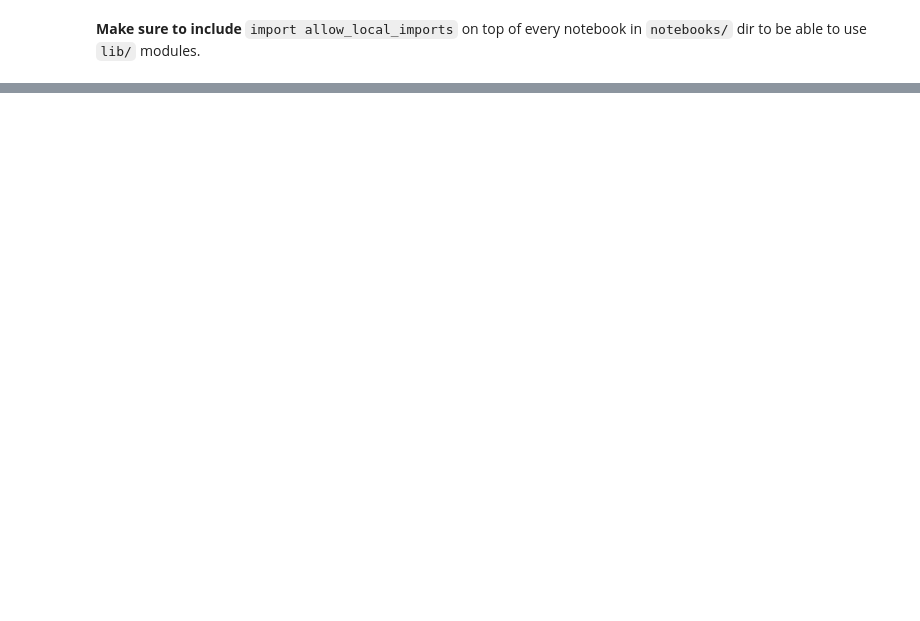
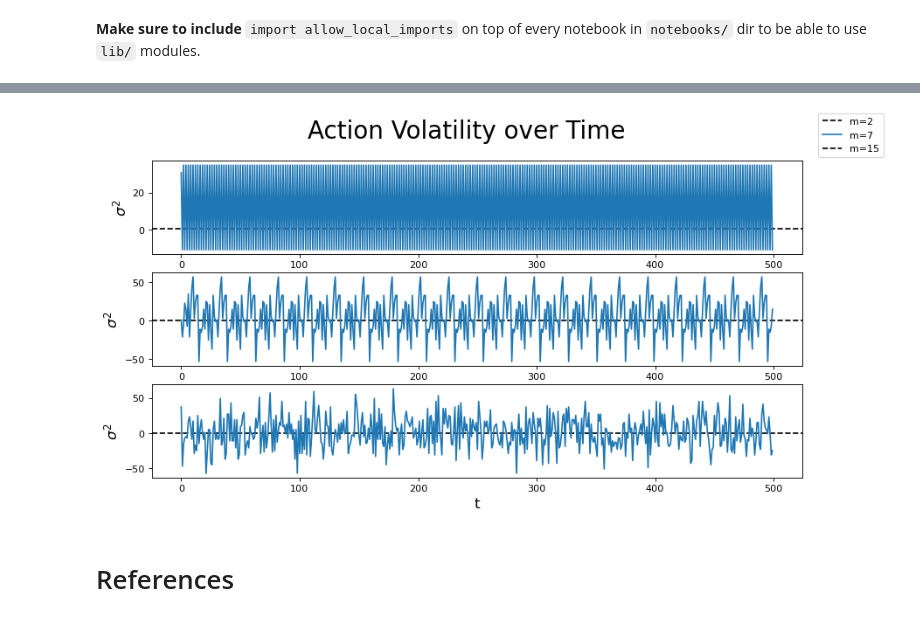
Before and after one commit to dvdblk/abm-project, a Jupyter notebook: notebooks/src_mg.ipynb, the cells around one changed output, grey strips where cells are left out. Saved outputs shown, nothing was run; the diff lists cells and outputs as text; code cells hidden in the pictures; blank space fills up the shorter version.

```diff
--- a/notebooks/src_mg.ipynb
+++ b/notebooks/src_mg.ipynb
@@ -160,0 +147,31 @@ from scipy.stats import norm
+# %%
+%%time
+tot_time_u2 = []
+tot_At_u2 = []
+tot_omega_u2 = []
+tot_alpha_u2 = []
+
+m_ls = np.array([2,7,15])
+for M in m_ls:
+    times_u2, attendances_u2, mean_A_t_u2, vol_A_t_u2 = MinorityGame(
+        n_agents=n_agents,
+        factory_dict={
+            1: AgentFactory(
+                #StrategyUpdatingAgent,
+                Agent,
+                agent_kwargs=dict(
+                    strategy_clss=[DefaultStrategy],
+                    #strategy_clss=[DefaultStrategy,DefaultStrategy],
+                    #strategy_update_rate=0.1
+                ),
+                memory_generator=UniformMemoryGenerator(M)
+            ),
+        }
+    ).simulate_game(max_steps=500)
+    # in order to create the graph
+    omega_u2 = np.average(vol_A_t_u2)/n_agents
+    alpha_u2 = 2**M/n_agents
+    tot_time_u2.append(times_u2)
+    tot_At_u2.append(attendances_u2)
+    tot_omega_u2.append(omega_u2)
+    tot_alpha_u2.append(alpha_u2)
@@ -160,0 +181,18 @@ from scipy.stats import norm
+# %%
+fig,ax=plt.subplots(3,1,figsize=(12,6), dpi=80)
+fig.suptitle('Action Volatility over Time', fontsize=25)
+
+for i in range(0,3):
+    ax[i].axhline(y=omega_0, color="k", linestyle="--")
+    ax[i].plot(tot_time_u2[i], tot_At_u2[i], label=r"$\sigma^2$")
+    ax[i].set_xlabel("t",fontsize=15)
+    ax[i].set_ylabel(r"$\sigma^2$",fontsize=15)
+
+labels=["m=2", "m=7", "m=15"]
+
+fig.legend([11,12], labels=labels, loc='upper right')
+plt.show()
+# %% [output]
+[figure, added]
+# %% [markdown]
+# References
```
Also changed, not shown: parts of 27 cells of this notebook, 1 other file.
